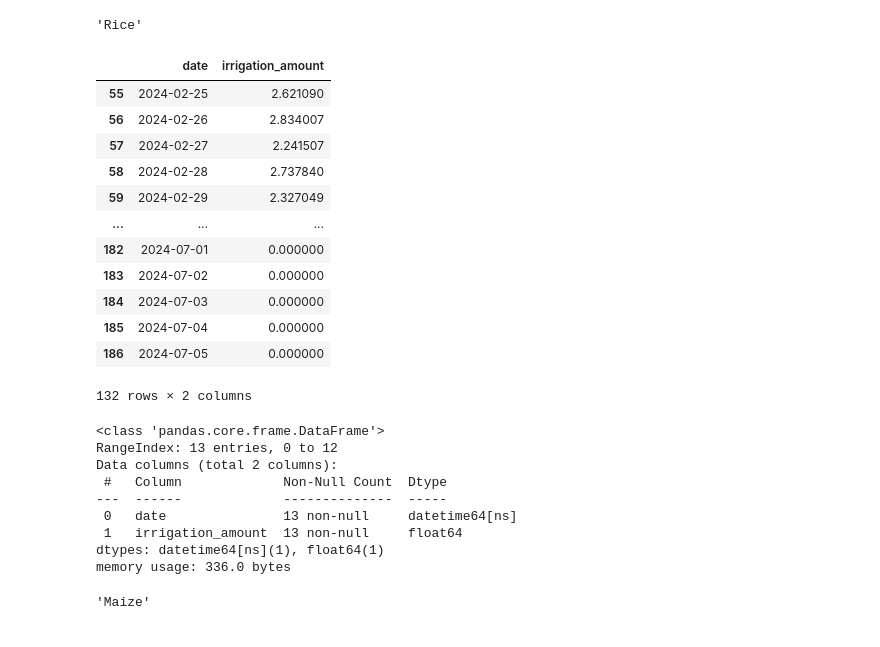
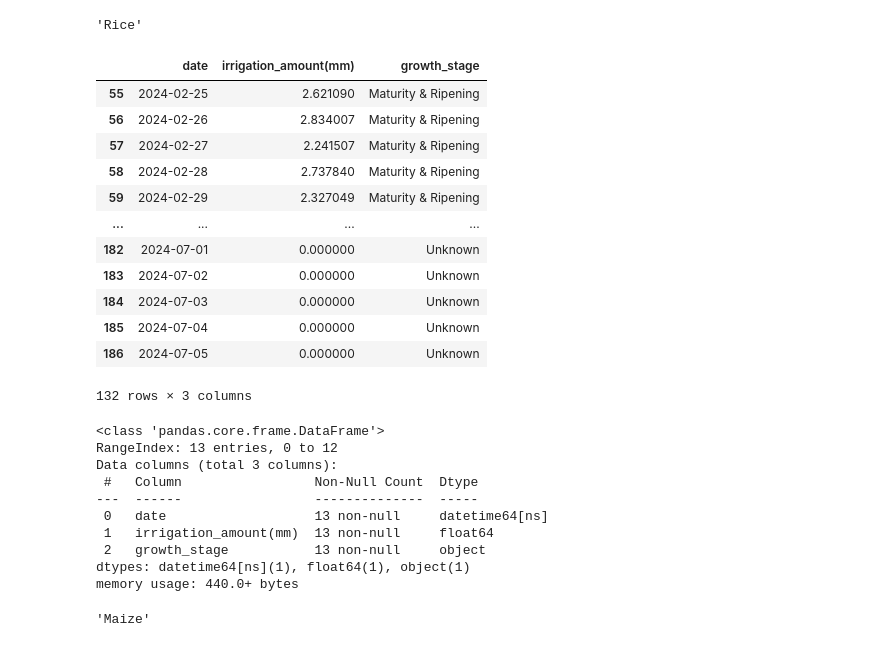
Before and after one commit to Godwin-Oti/Smart-Irrigation-System, a Jupyter notebook: Punjab_India/PUNJAB_2.ipynb, the cells around one changed output. Saved outputs shown, nothing was run; the diff lists cells and outputs as text; code cells hidden in the pictures.

```diff
--- a/Punjab_India/PUNJAB_2.ipynb
+++ b/Punjab_India/PUNJAB_2.ipynb
@@ -1243,39 +1220,41 @@ wheat_irrigation_schedule
 # %%
 threshold_soil_moisture = 0.220757	  # Example threshold in m³/m³(which is mean of soil moisture in the Dataset)
 # Calculate soil deficit
-rice_data['soil_deficit'] = rice_data['ETc (mm)'] - rice_data['precipitation (mm)']
+rice_data['soil_deficit(mm)'] = rice_data['ETc (mm)'] - rice_data['precipitation (mm)']
 rice_data['irrigation_need'] = rice_data['soil_moisture_28_to_100cm (m³/m³)'] < threshold_soil_moisture
 #rice_data['date'] = pd.to_datetime(rice_data['date'])
 def calculate_irrigation_need(soil_moisture, threshold, soil_deficit):
     if soil_moisture < threshold:
         return max(0, threshold - soil_moisture + soil_deficit)
     return 0
 
-rice_data['irrigation_amount'] = rice_data.apply(lambda row: calculate_irrigation_need(
-    row['soil_moisture_28_to_100cm (m³/m³)'], threshold_soil_moisture, row['soil_deficit']), axis=1)
+rice_data['irrigation_amount(mm)'] = rice_data.apply(lambda row: calculate_irrigation_need(
+    row['soil_moisture_28_to_100cm (m³/m³)'], threshold_soil_moisture, row['soil_deficit(mm)']), axis=1)
 
 # Create an irrigation schedule
-irrigation_schedule = rice_data[rice_data['irrigation_need'] == True][['date', 'irrigation_amount']]
+irrigation_schedule = rice_data[rice_data['irrigation_need'] == True][['date', 'irrigation_amount(mm)','growth_stage']]
+
 irrigation_schedule
 # %% [output]
-|  | date | irrigation_amount |
-| 55 | 2024-02-25 | 2.621090 |
-| 56 | 2024-02-26 | 2.834007 |
-| 57 | 2024-02-27 | 2.241507 |
-| 58 | 2024-02-28 | 2.737840 |
-| 59 | 2024-02-29 | 2.327049 |
-| ... | ... | ... |
-| 182 | 2024-07-01 | 0.000000 |
-| 183 | 2024-07-02 | 0.000000 |
-| 184 | 2024-07-03 | 0.000000 |
-| 185 | 2024-07-04 | 0.000000 |
-| 186 | 2024-07-05 | 0.000000 |
+|  | date | irrigation_amount(mm) | growth_stage |
+| 55 | 2024-02-25 | 2.621090 | Maturity & Ripening |
+| 56 | 2024-02-26 | 2.834007 | Maturity & Ripening |
+| 57 | 2024-02-27 | 2.241507 | Maturity & Ripening |
+| 58 | 2024-02-28 | 2.737840 | Maturity & Ripening |
+| 59 | 2024-02-29 | 2.327049 | Maturity & Ripening |
+| ... | ... | ... | ... |
+| 182 | 2024-07-01 | 0.000000 | Unknown |
+| 183 | 2024-07-02 | 0.000000 | Unknown |
+| 184 | 2024-07-03 | 0.000000 | Unknown |
+| 185 | 2024-07-04 | 0.000000 | Unknown |
+| 186 | 2024-07-05 | 0.000000 | Unknown |
-132 rows × 2 columns
+132 rows × 3 columns
 # %%
 # Create an irrigation schedule within the growing season of Maize
 irrigation_schedule_rice = rice_data[(rice_data['date'] >= '2023-11-11') &
                                               (rice_data['date'] <= '2024-03-10') &
-                                              (rice_data['irrigation_amount'] > 0)][['date', 'irrigation_amount']]
+                                              (rice_data['irrigation_amount(mm)'] > 0)][['date', 'irrigation_amount(mm)','growth_stage']]
+
 
 # Display the resulting irrigation schedule
 rice_irrigation_schedule=irrigation_schedule_rice.reset_index(drop=True)
@@ -1283,13 +1262,14 @@ rice_irrigation_schedule.info()
 # %% [output]
 <class 'pandas.core.frame.DataFrame'>
 RangeIndex: 13 entries, 0 to 12
-Data columns (total 2 columns):
- #   Column             Non-Null Count  Dtype
----  ------             --------------  -----
- 0   date               13 non-null     datetime64[ns]
- 1   irrigation_amount  13 non-null     float64
-dtypes: datetime64[ns](1), float64(1)
-memory usage: 336.0 bytes
+Data columns (total 3 columns):
+ #   Column                 Non-Null Count  Dtype
+---  ------                 --------------  -----
+ 0   date                   13 non-null     datetime64[ns]
+ 1   irrigation_amount(mm)  13 non-null     float64
+ 2   growth_stage           13 non-null     object
+dtypes: datetime64[ns](1), float64(1), object(1)
+memory usage: 440.0+ bytes
 # %%
 rice_irrigation_schedule
 # %%
```
Also changed, not shown: parts of 31 cells of this notebook, 2 other files.
